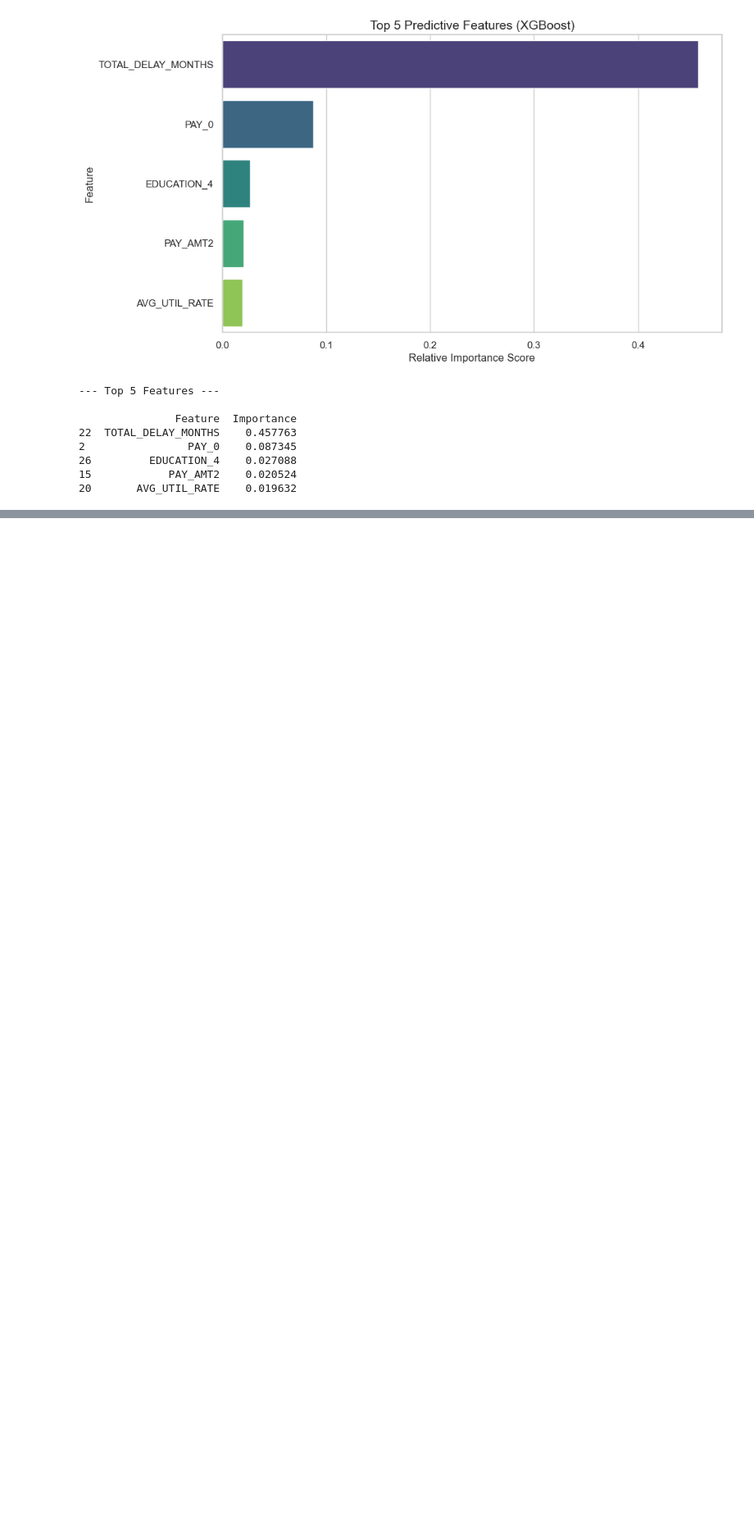
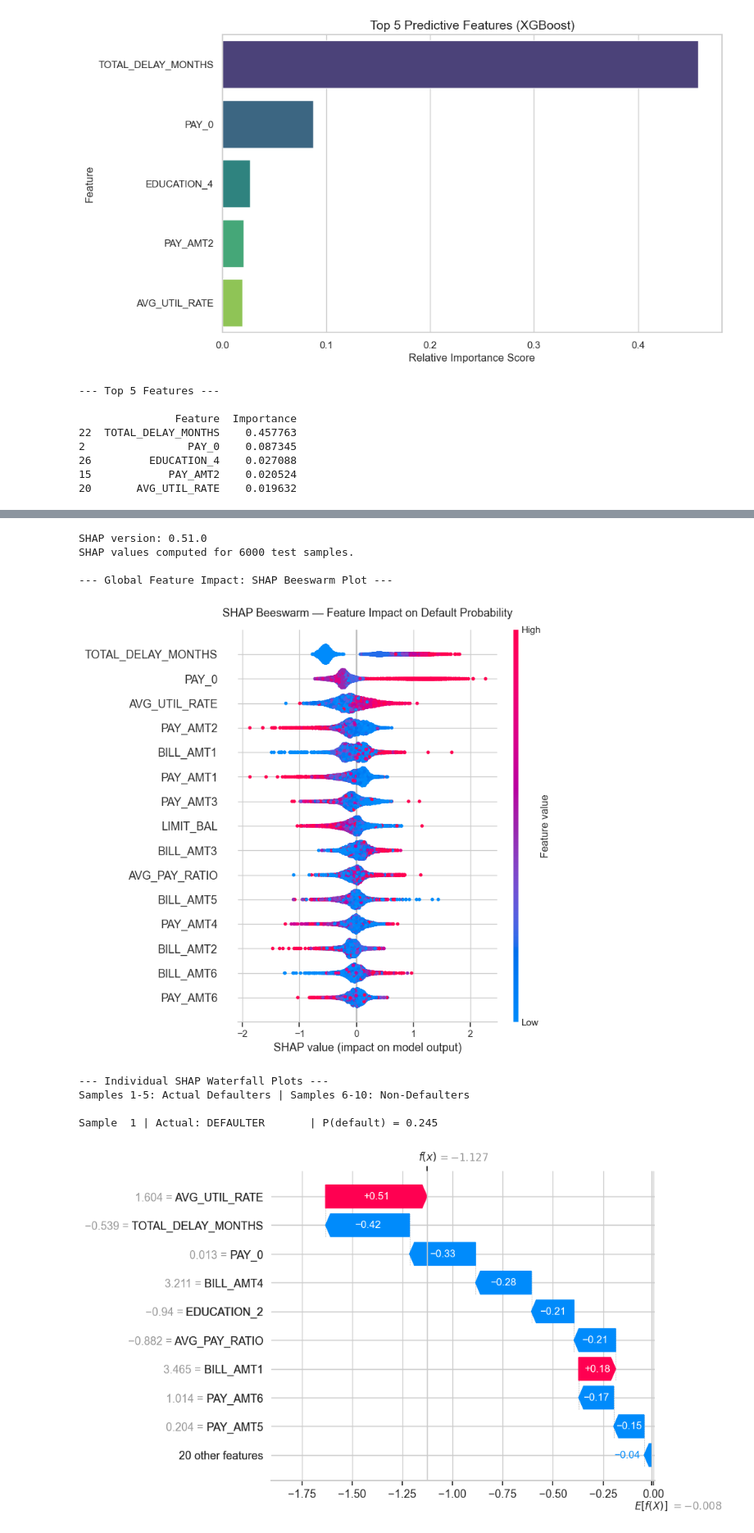
Before and after one commit to CodeNeuron58/vitto-credit-risk-assessment, a Jupyter notebook: Credit_Risk_Analysis.ipynb, the cells around one changed output, grey strips where cells are left out. Shown at 82% size. Saved outputs shown, nothing was run; the diff lists cells and outputs as text; code cells hidden in the pictures; blank space fills up the shorter version.

```diff
--- a/Credit_Risk_Analysis.ipynb
+++ b/Credit_Risk_Analysis.ipynb
@@ -520,0 +732,55 @@ print(top_5_features)
+# %%
+import shap
+import matplotlib.pyplot as plt
+
+print(f'SHAP version: {shap.__version__}')
+
+# ── Build TreeExplainer and compute SHAP values ───────────────────────
+explainer   = shap.TreeExplainer(xgb_model)
+shap_values = explainer.shap_values(X_test_scaled)
+print(f'SHAP values computed for {len(shap_values)} test samples.\n')
+
+# ── Plot 1: Beeswarm (global feature importance) ──────────────────────
+print('--- Global Feature Impact: SHAP Beeswarm Plot ---')
+shap.summary_plot(
+    shap_values,
+    X_test_scaled,
+    plot_type='dot',
+    max_display=15,
+    show=False
+)
+plt.title('SHAP Beeswarm — Feature Impact on Default Probability', fontsize=13, pad=15)
+plt.tight_layout()
+plt.show()
+
+# ── Plot 2: Waterfall plots for 10 individual samples ─────────────────
+y_test_arr        = y_test.reset_index(drop=True)
+defaulter_idx     = y_test_arr[y_test_arr == 1].index[:5].tolist()
+non_defaulter_idx = y_test_arr[y_test_arr == 0].index[:5].tolist()
+sample_indices    = defaulter_idx + non_defaulter_idx
+
+print('--- Individual SHAP Waterfall Plots ---')
+print('Samples 1-5: Actual Defaulters | Samples 6-10: Non-Defaulters\n')
+
+for i, idx in enumerate(sample_indices):
+    actual_label = 'DEFAULTER' if y_test_arr.iloc[idx] == 1 else 'NON-DEFAULTER'
+    pred_prob    = xgb_probs[idx]
+    print(f'Sample {i+1:2d} | Actual: {actual_label:<15s} | P(default) = {pred_prob:.3f}')
+    shap_exp = shap.Explanation(
+        values        = shap_values[idx],
+        base_values   = float(explainer.expected_value),
+        data          = X_test_scaled.iloc[idx].values,
+        feature_names = X_test_scaled.columns.tolist()
+    )
+    shap.plots.waterfall(shap_exp, max_display=10, show=True)
+# %% [output]
+SHAP version: 0.51.0
+SHAP values computed for 6000 test samples.
+
+--- Global Feature Impact: SHAP Beeswarm Plot ---
+[figure, added]
+--- Individual SHAP Waterfall Plots ---
+Samples 1-5: Actual Defaulters | Samples 6-10: Non-Defaulters
+
+Sample  1 | Actual: DEFAULTER       | P(default) = 0.245
+[figure, added]
```
Also changed, not shown: parts of 10 cells of this notebook, 2 other files.
